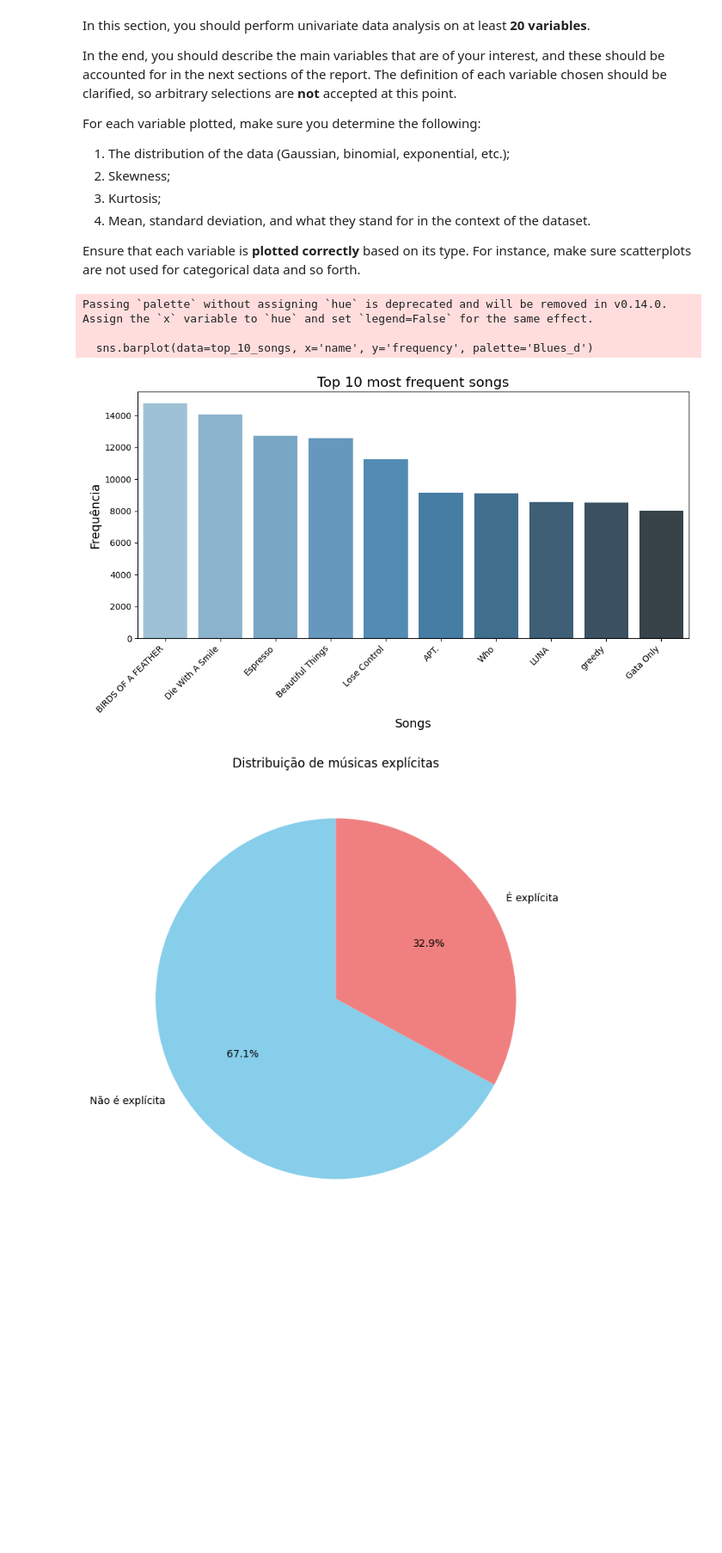
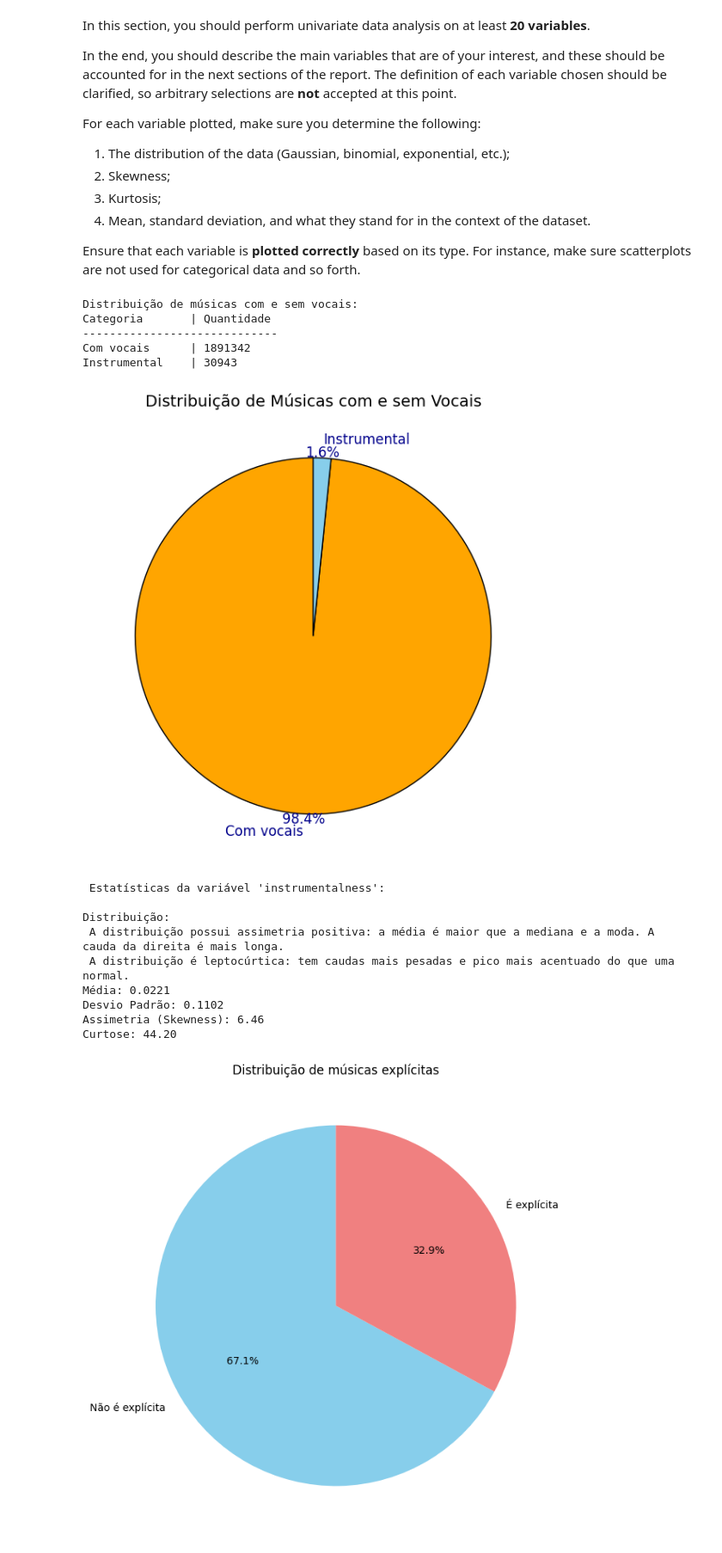
Before and after one commit to Henrick1/Projeto-Data-Science, a Jupyter notebook: ProjetoDataScience.ipynb, the cells around one changed output. Shown at 86% size. Cells and saved outputs as stored; diff of their text form; code cells hidden in the pictures; blank space fills up the shorter version.

```diff
--- a/ProjetoDataScience.ipynb
+++ b/ProjetoDataScience.ipynb
@@ -209,26 +209,63 @@ For each variable plotted, make sure you determine the following:
 4. Mean, standard deviation, and what they stand for in the context of the dataset.
 
 Ensure that each variable is **plotted correctly** based on its type. For instance, make sure scatterplots are not used for categorical data and so forth.
-# %%
-# Contar as ocorrências de cada música na coluna 'name'
-
-top_10_songs = df['name'].value_counts().head(10).reset_index()
-top_10_songs.columns = ['name', 'frequency']
-
-# Criar o gráfico de barras com seaborn
-plt.figure(figsize=(10, 6))
-sns.barplot(data=top_10_songs, x='name', y='frequency', palette='Blues_d')
-plt.title('Top 10 most frequent songs', fontsize=16)
-plt.xlabel('Songs', fontsize=14)
-plt.ylabel('Frequência', fontsize=14)
-plt.xticks(rotation=45, ha='right')
-plt.tight_layout()
-plt.show()
-# %% [output]
-Passing `palette` without assigning `hue` is deprecated and will be removed in v0.14.0. Assign the `x` variable to `hue` and set `legend=False` for the same effect.
-
-  sns.barplot(data=top_10_songs, x='name', y='frequency', palette='Blues_d')
-[figure, removed]
+# %%
+# 1. Classificar músicas com ou sem vocais
+df['vocals'] = df['instrumentalness'].apply(lambda x: 'Instrumental' if x > 0.5 else 'Com vocais')
+
+# 2. Contar categorias
+vocals_count = df['vocals'].value_counts()
+print("Distribuição de músicas com e sem vocais:")
+print("Categoria       | Quantidade")
+print("-----------------------------")
+for tipo, qtd in vocals_count.items():
+    print(f"{tipo:<15} | {qtd}")
+
+# Contagem das categorias (já criada anteriormente)
+vocals_count = df['vocals'].value_counts()
+
+# Cores customizadas
+colors = ['orange', 'skyblue']
+
+# Gráfico de pizza
+plt.figure(figsize=(6, 6))
+plt.pie(vocals_count, labels=vocals_count.index, autopct='%1.1f%%',
+        startangle=90, colors=colors, textprops={'fontsize': 12, 'color': 'darkblue'},
+        wedgeprops={'edgecolor': 'black'}, pctdistance=1.03)
+
+plt.title('Distribuição de Músicas com e sem Vocais', fontsize=14)
+plt.tight_layout()
+plt.show()
+
+# 4. Estatísticas da variável contínua 'instrumentalness'
+instr = df['instrumentalness']
+mean = instr.mean()
+std = instr.std()
+skewness = instr.skew()
+kurtosis = instr.kurt()
+
+print("\n Estatísticas da variável 'instrumentalness':")
+interpretar_distribuicao(skewness, kurtosis)
+print(f"Média: {mean:.4f}")
+print(f"Desvio Padrão: {std:.4f}")
+print(f"Assimetria (Skewness): {skewness:.2f}")
+print(f"Curtose: {kurtosis:.2f}")
+# %% [output]
+Distribuição de músicas com e sem vocais:
+Categoria       | Quantidade
+-----------------------------
+Com vocais      | 1891342
+Instrumental    | 30943
+[figure, added]
+ Estatísticas da variável 'instrumentalness':
+
+Distribuição:
+ A distribuição possui assimetria positiva: a média é maior que a mediana e a moda. A cauda da direita é mais longa.
+ A distribuição é leptocúrtica: tem caudas mais pesadas e pico mais acentuado do que uma normal.
+Média: 0.0221
+Desvio Padrão: 0.1102
+Assimetria (Skewness): 6.46
+Curtose: 44.20
 # %%
 # Contar os valores da coluna 'is_explicit'
 explicit_counts = df['is_explicit'].value_counts()
```
Also changed, not shown: parts of 12 cells of this notebook.
